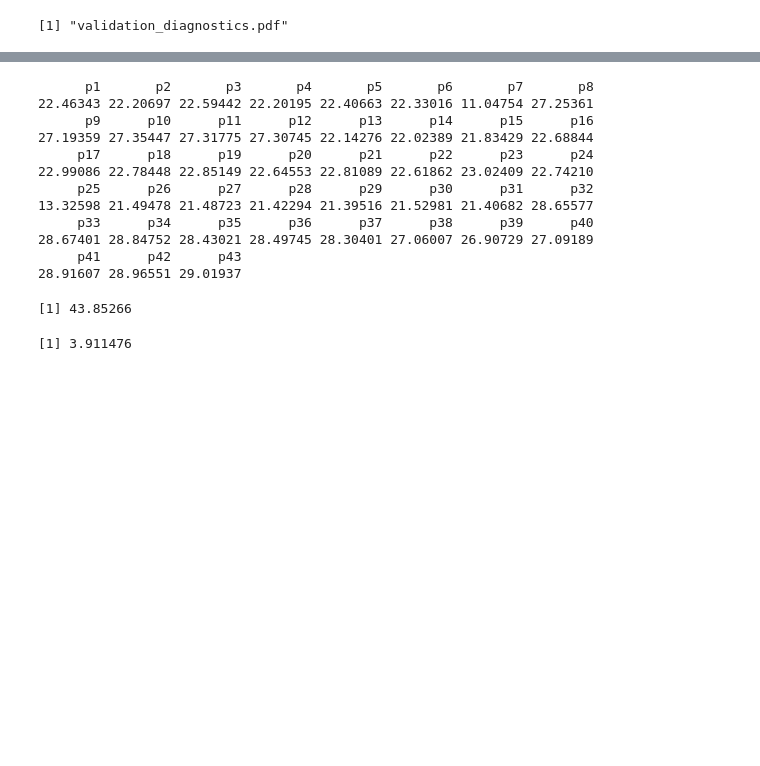
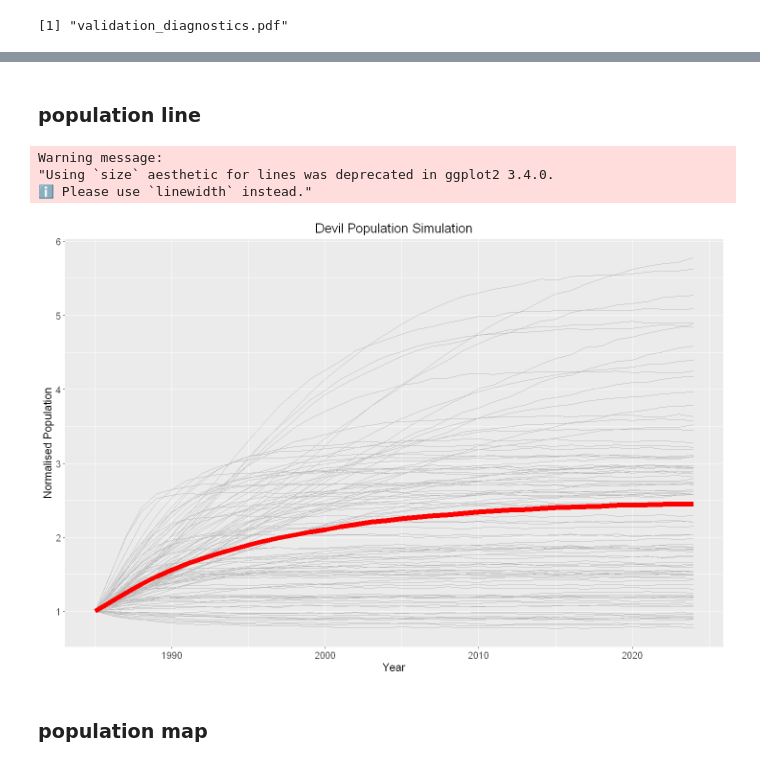
Before and after one commit to je-suis-tm/Devil-Project, a Jupyter notebook: Chapter1/Tasmania/poems tasmania validate base.ipynb, the cells around one changed output, grey strips where cells are left out. Saved outputs shown, nothing was run; the diff lists cells and outputs as text; code cells hidden in the pictures; blank space fills up the shorter version.

```diff
--- a/Chapter1/Tasmania/poems tasmania validate base.ipynb
+++ b/Chapter1/Tasmania/poems tasmania validate base.ipynb
@@ -333,7 +365,7 @@ model_template <- PopulationModel$new(region = region,
                                       correlation = correlation,
                                       density_dependence = "logistic",
                                       results_selection = c("abundance"),
-                                      simulation_order = c("results", "transition", "dispersal"))
+                                      simulation_order = c( "transition", "dispersal","results"))
 # %% [markdown]
 ### Step 3: Sample model and generator parameters for each simulation
 In order to explore the model parameter space to find the best models, we generate
@@ -740,21 +792,2 @@ est/act-1
-# %%
-est
-# %% [output]
-      p1       p2       p3       p4       p5       p6       p7       p8
-22.46343 22.20697 22.59442 22.20195 22.40663 22.33016 11.04754 27.25361
-      p9      p10      p11      p12      p13      p14      p15      p16
-27.19359 27.35447 27.31775 27.30745 22.14276 22.02389 21.83429 22.68844
-     p17      p18      p19      p20      p21      p22      p23      p24
-22.99086 22.78448 22.85149 22.64553 22.81089 22.61862 23.02409 22.74210
-     p25      p26      p27      p28      p29      p30      p31      p32
-13.32598 21.49478 21.48723 21.42294 21.39516 21.52981 21.40682 28.65577
-     p33      p34      p35      p36      p37      p38      p39      p40
-28.67401 28.84752 28.43021 28.49745 28.30401 27.06007 26.90729 27.09189
-     p41      p42      p43
-28.91607 28.96551 29.01937
-# %%
-sd(valid_monitor$population)
-sd(est)
-# %% [output]
-[1] 43.85266
-[1] 3.911476
+# %% [markdown]
+### population line
@@ -760,0 +803,46 @@ sd(est)
+# %%
+colnames(selected_total)=baseyear:(baseyear+simulation_years-1)
+rownames(selected_total) <- NULL
+
+#get posterior mean
+posterior_total=colSums(selected_total*replicate(length(selected_total), weights$weight))
+
+#normalized
+posterior_total=posterior_total/posterior_total[1]
+selected_total=selected_total/selected_total[,1]
+selected_total=rbind(selected_total,posterior_total)
+
+selected_total_long <- reshape(selected_total,
+                   varying = colnames(selected_total), # Exclude the 'time' column
+                   v.names = "value",       # Create a new 'value' column
+                   timevar = "variable",        # Create a new 'line' column
+                   times = colnames(selected_total),   # Use column names (numbers) as 'line' identifiers
+                   direction = "long")
+
+#hightlight posterior mean
+selected_total_long$line_color <- ifelse(selected_total_long$id == 101, "red", "grey")
+selected_total_long$line_size <- ifelse(selected_total_long$id == 101, 3, 0.5)
+
+selected_total_long$variable=as.numeric(selected_total_long$variable)
+# %%
+ggplot(selected_total_long, aes(x = variable, y = value, group = id, color = line_color, size = line_size)) +
+  geom_line() +
+  labs(title = "Devil Population Simulation",
+       x = "Year",
+       y = "Normalised Population") +
+  scale_color_identity() +  # Use the color as it is
+  scale_size_identity()+  # Use the size as it is
+  theme(
+    axis.title.x = element_text(size = 14),  # X-axis label font size
+    axis.title.y = element_text(size = 14),  # Y-axis label font size
+    axis.text.x = element_text(size = 12),   # X-axis tick labels font size
+    axis.text.y = element_text(size = 12),   # Y-axis tick labels font size
+    plot.title = element_text(size = 16,hjust = 0.5),    # Plot title font size
+  )
+# %% [output]
+Warning message:
+"Using `size` aesthetic for lines was deprecated in ggplot2 3.4.0.
+ℹ Please use `linewidth` instead."
+[figure, added]
+# %% [markdown]
+### population map
```
Also changed, not shown: parts of 47 cells of this notebook.
